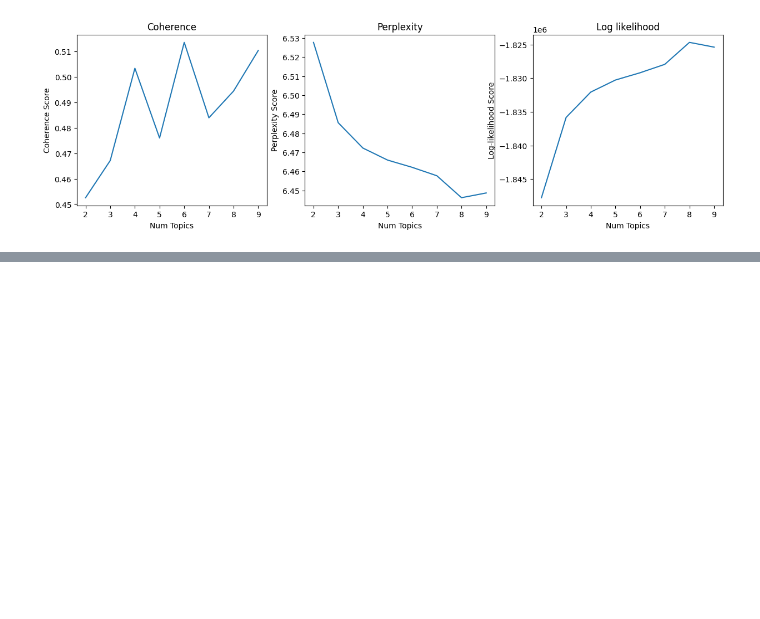
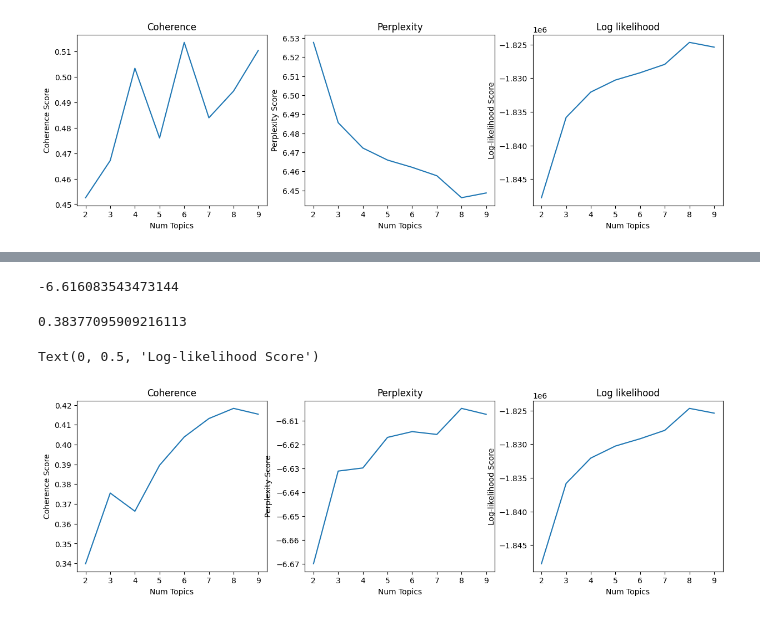
Before and after one commit to CalesSla/NLP_TopicModelling, a Jupyter notebook: Untitled.ipynb, the cells around one changed output, grey strips where cells are left out. Saved outputs shown, nothing was run; the diff lists cells and outputs as text; code cells hidden in the pictures; blank space fills up the shorter version.

```diff
--- a/Untitled.ipynb
+++ b/Untitled.ipynb
@@ -591,0 +630,15 @@ model_list, coherence_values, perplexity_list = compute_coherence_values(id2word
+# %%
+# Calculate perplexity
+perplexity = lda_model.log_perplexity(corpus)
+perplexity
+# %% [output]
+-6.616083543473144
+# %%
+# Model evaluation with Coherence Score
+coherence_model_lda = CoherenceModel(model = lda_model, texts = words, dictionary = id2word, coherence='c_v')
+
+coherence_lda = coherence_model_lda.get_coherence()
+
+print(coherence_lda)
+# %% [output]
+0.38377095909216113
@@ -591,0 +676,23 @@ model_list, coherence_values, perplexity_list = compute_coherence_values(id2word
+# %%
+fig, axs = plt.subplots(nrows=1, ncols=3, figsize=(15, 4))
+
+limit=10; start=2; step=1;
+x = range(start, limit, step)
+
+axs[0].plot(x, coherence_values)
+axs[0].set_title('Coherence')
+axs[0].set_xlabel('Num Topics')
+axs[0].set_ylabel('Coherence Score')
+
+axs[1].plot(x, perplexity_list)
+axs[1].set_title('Perplexity')
+axs[1].set_xlabel('Num Topics')
+axs[1].set_ylabel('Perplexity Score')
+
+axs[2].plot(x, log_likelihood_scores)
+axs[2].set_title('Log likelihood')
+axs[2].set_xlabel('Num Topics')
+axs[2].set_ylabel('Log-likelihood Score')
+# %% [output]
+Text(0, 0.5, 'Log-likelihood Score')
+[figure, added]
```
Also changed, not shown: parts of 27 cells of this notebook, 6 other files.
